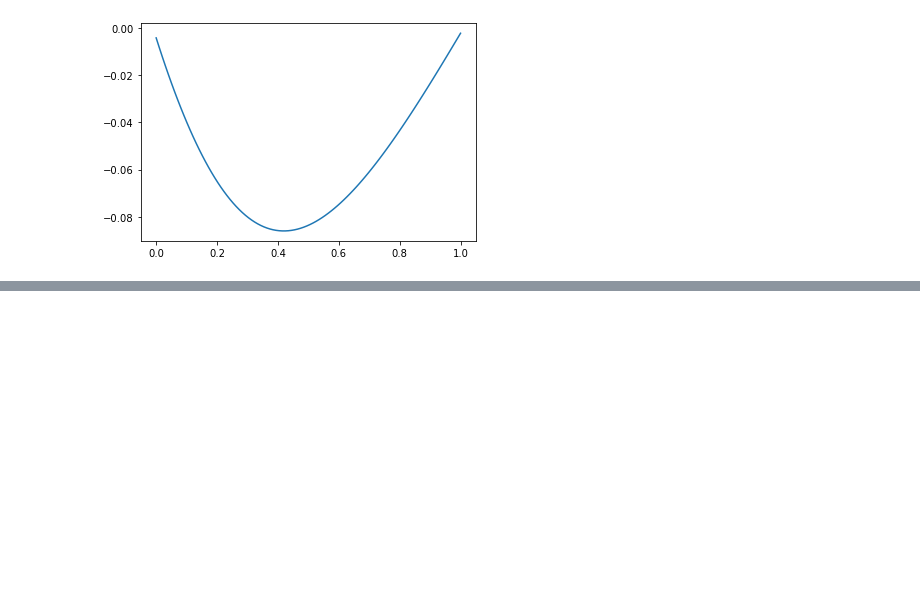
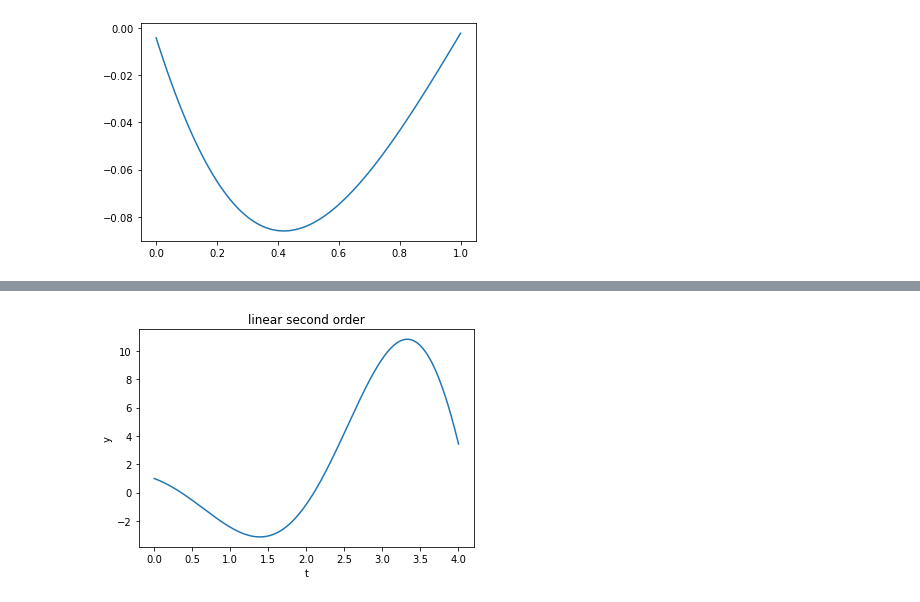
Before and after one commit to moxlos/algorithms, a Jupyter notebook: diff_eqs/gen_linear_sec_ordr_eq.ipynb, the cells around one changed output, grey strips where cells are left out. Cells and saved outputs as stored; diff of their text form; code cells hidden in the pictures; blank space fills up the shorter version.

```diff
--- a/diff_eqs/gen_linear_sec_ordr_eq.ipynb
+++ b/diff_eqs/gen_linear_sec_ordr_eq.ipynb
@@ -87,0 +114,36 @@ plt.show()
+# %%
+class LinearSecond:
+    """This class defines the second order linear equation y''+p(t)y'+q(t)y=g(t).
+
+    Attributes:
+        p(t)     Function
+        q(t)     Function
+        g(t)     Function
+    """
+    def __init__(self,p,q,g):
+        self.p = p
+        self.q = q
+        self.g = g
+
+    def __call__(self,y,t):
+        ynew = np.zeros(len(y))
+        ynew[0] =  y[1]
+        ynew[1] =  self.g(t) - self.p(t) * y[1] - self.q(t) * y[0]
+
+        return ynew
+# %%
+y0 = np.array([1,-2])
+tmin = 0
+tmax = 4
+eq1 = LinearSecond(lambda t: -1, lambda t: 3, lambda t: t)
+eul1 = Integrator(ExplicitEuler(eq1),y0,tmin,tmax,2000)
+dynamics1 = eul1.integrate()
+# %%
+plt.plot(eul1.getIntegrationTime(),
+                 dynamics1[:,0])
+plt.ylabel("y")
+plt.xlabel("t")
+plt.title('linear second order')
+plt.show()
+# %% [output]
+[figure, added]
```
Also changed, not shown: parts of 13 cells of this notebook, 1 other file.
